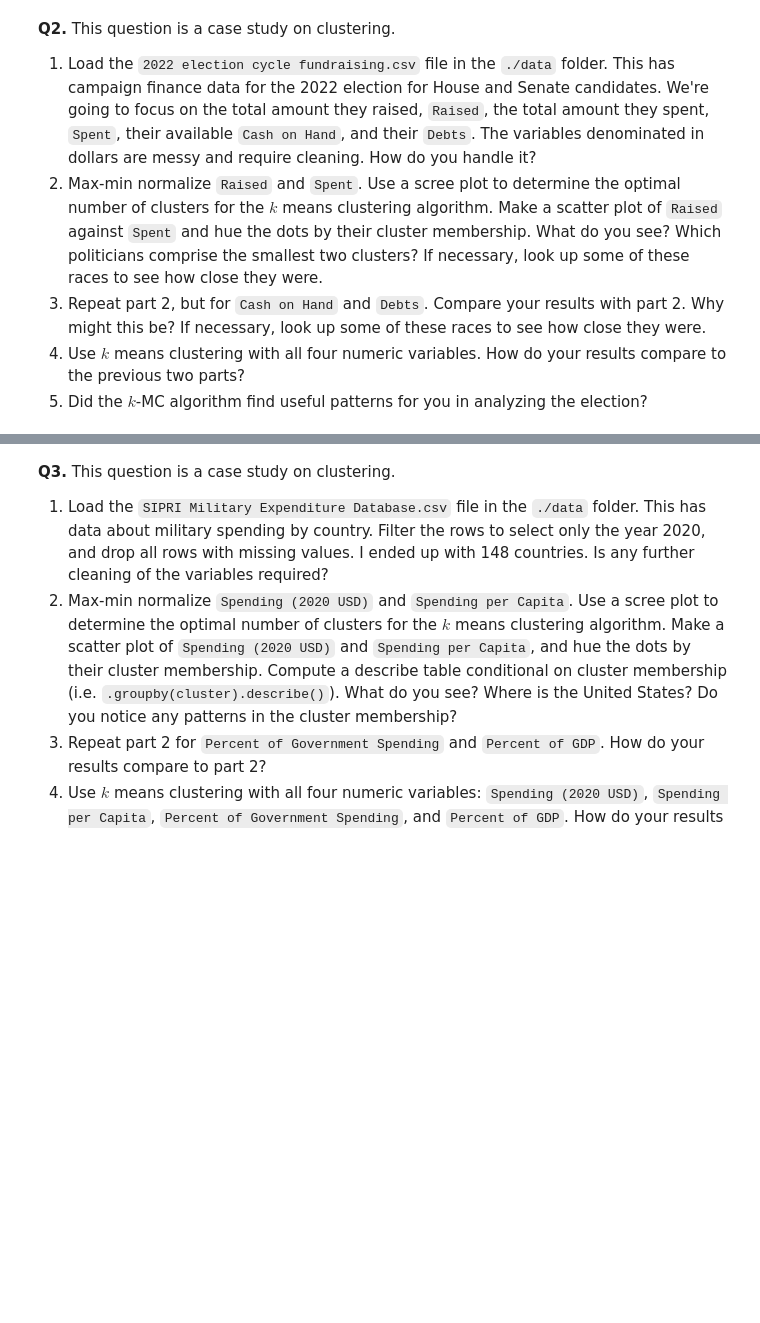
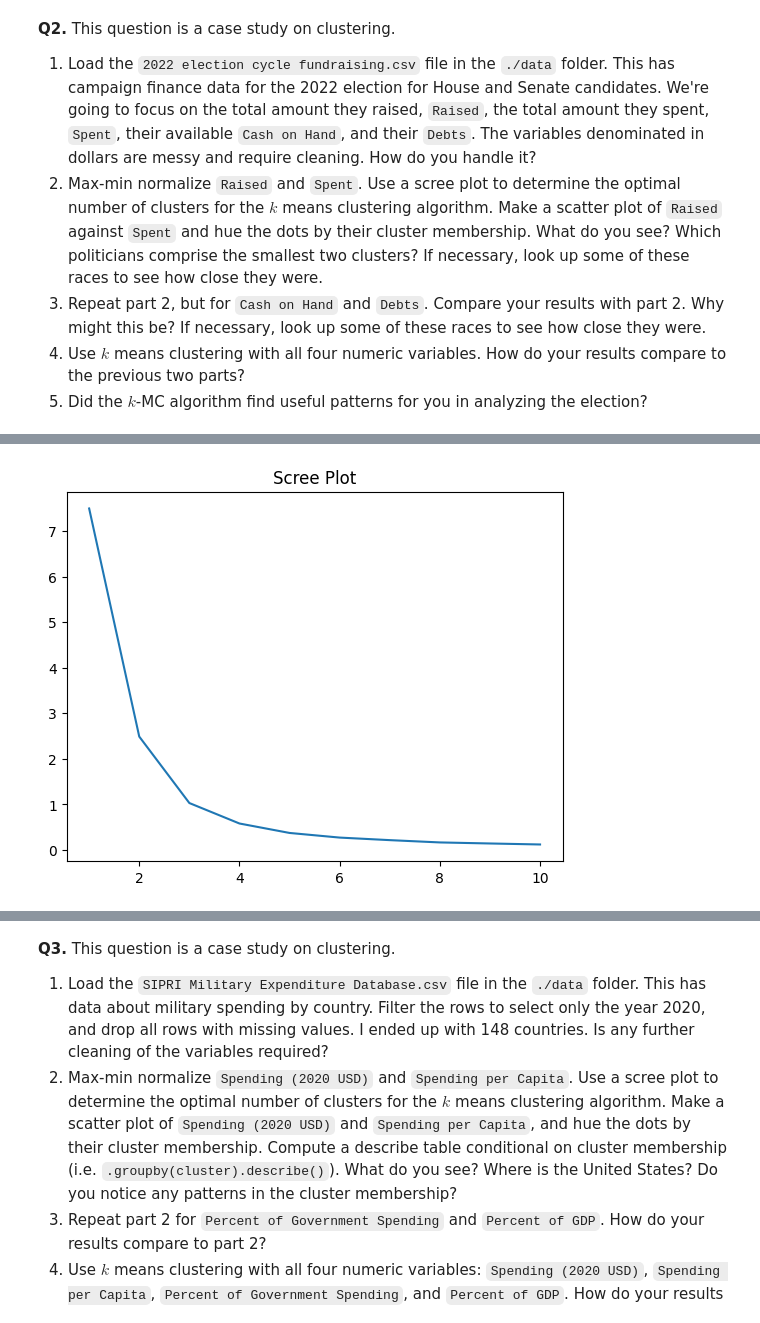
Before and after one commit to Camsbary/clustering_assignment, a Jupyter notebook: assignment_clustering.ipynb, the cells around one changed output, grey strips where cells are left out. Saved outputs shown, nothing was run; the diff lists cells and outputs as text; code cells hidden in the pictures; blank space fills up the shorter version.

```diff
--- a/assignment_clustering.ipynb
+++ b/assignment_clustering.ipynb
@@ -195,0 +212,9 @@ scree_plot = sns.lineplot(x=np.arange(1,k_bar+1), y=SSE).set_title('Scree Plot')
+# %%
+#Q2.1
+df = pd.read_csv('clustering_assignment/data/2022 election cycle fundraising.csv')
+df_numbers = df[['Raised', 'Spent', 'Cash on Hand', 'Debts']]
+for each in df_numbers.columns:
+    df_numbers[each] = df_numbers[each].str.replace('$', '')
+    df_numbers[each] = df_numbers[each].str.replace(',', '')
+    df_numbers[each] = pd.to_numeric(df_numbers[each])
+df_numbers
@@ -195,0 +250,23 @@ scree_plot = sns.lineplot(x=np.arange(1,k_bar+1), y=SSE).set_title('Scree Plot')
+# %%
+#Q2.2: Max-min normalize Raised and Spent. Use a scree plot to determine the optimal number of clusters for the  𝑘  means clustering algorithm.
+
+from sklearn.cluster import KMeans # Import kmc
+
+def maxmin(x): # Max-min scaler function
+    x = (x-min(x))/(max(x)-min(x))
+    return x
+
+df_numbers['Raised'] = maxmin(df_numbers['Raised'])
+df_numbers['Spent'] = maxmin(df_numbers['Spent'])
+
+# Create a scree plot for Raised and Spent:
+k_bar = 10
+SSE = [] # We'll store the training error here
+for k in range(k_bar): # For indices from 0 to k_bar-1
+    model = KMeans(n_clusters=k+1, max_iter=300, n_init = 10, random_state=0) # Create a model for k
+    model = model.fit(df_numbers[['Raised', 'Spent']]) # Fit the model
+    SSE.append(model.inertia_) # Record the sum of squared error for k in the SSE vector
+
+scree_plot = sns.lineplot(x=np.arange(1,k_bar+1), y=SSE).set_title('Scree Plot') # Create scree plot
+# %% [output]
+[figure, added]
```
Also changed, not shown: parts of 10 cells of this notebook.
